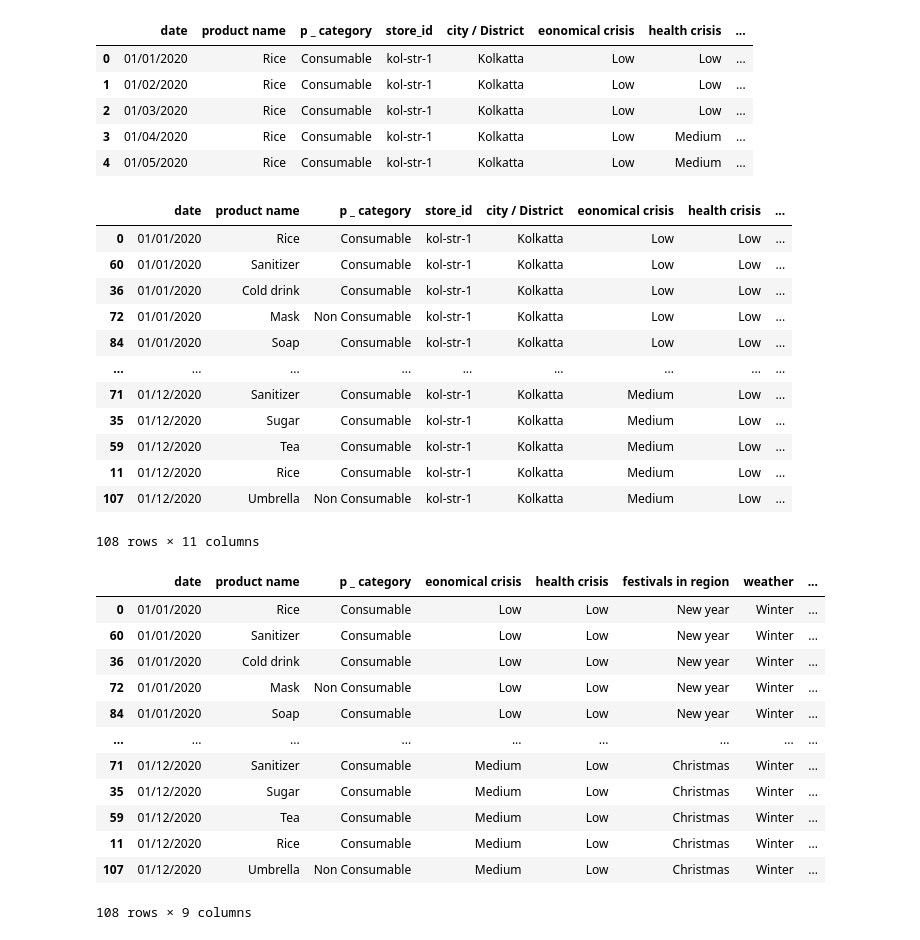
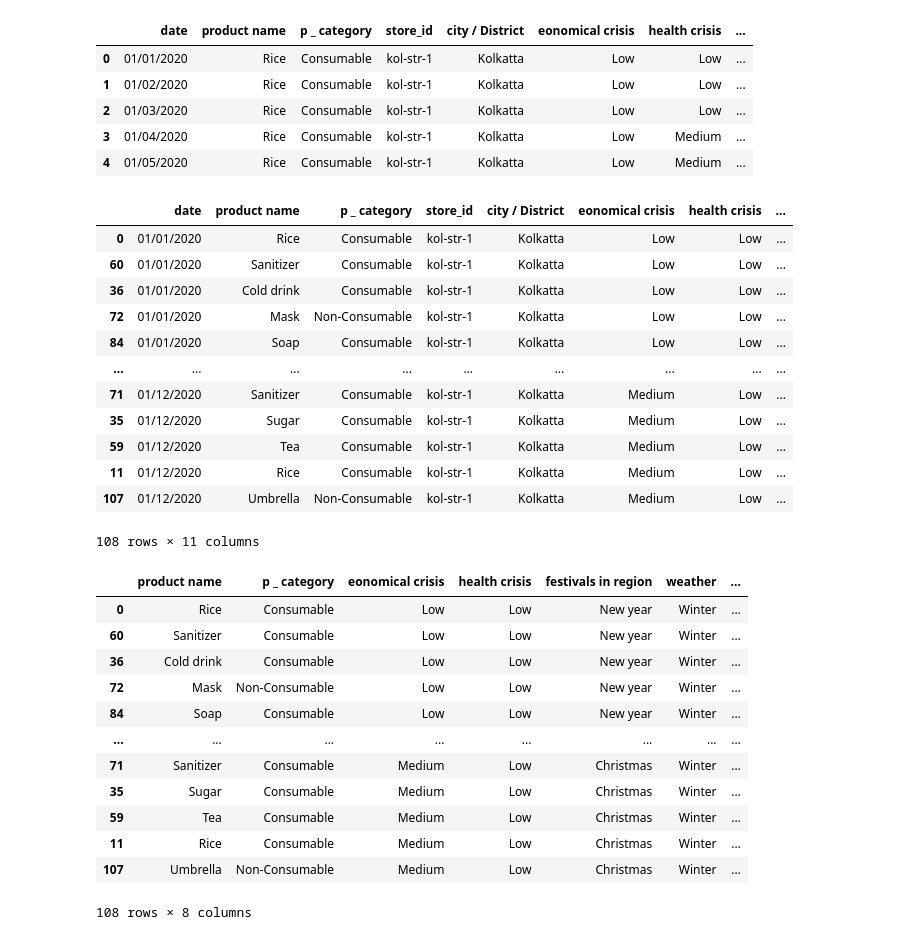
Before and after one commit to bhalgat20/Team-Homies-Innovation-Challenge6, a Jupyter notebook: src/preprocessing/preprocessing_data.ipynb, the cells around one changed output. Saved outputs shown, nothing was run; the diff lists cells and outputs as text; code cells hidden in the pictures.

```diff
--- a/src/preprocessing/preprocessing_data.ipynb
+++ b/src/preprocessing/preprocessing_data.ipynb
@@ -11,5 +16,5 @@ store_data                 stores_inventory-Sheet.csv
 # %%
-kolkata_store1_data = pd.read_csv("store_data/kol-str-1.csv")
+kolkata_store1_data = pd.read_csv(os.path.join("data", "store_data", "kol-str-1.csv"))
 kolkata_store1_data.head()
 # %% [output]
 |  | date | product name | p _ category | store_id | city / District | eonomical crisis | health crisis | ... |
@@ -26,30 +31,30 @@ kolkata_store1_data
 | 0 | 01/01/2020 | Rice | Consumable | kol-str-1 | Kolkatta | Low | Low | ... |
 | 60 | 01/01/2020 | Sanitizer | Consumable | kol-str-1 | Kolkatta | Low | Low | ... |
 | 36 | 01/01/2020 | Cold drink | Consumable | kol-str-1 | Kolkatta | Low | Low | ... |
-| 72 | 01/01/2020 | Mask | Non Consumable | kol-str-1 | Kolkatta | Low | Low | ... |
+| 72 | 01/01/2020 | Mask | Non-Consumable | kol-str-1 | Kolkatta | Low | Low | ... |
 | 84 | 01/01/2020 | Soap | Consumable | kol-str-1 | Kolkatta | Low | Low | ... |
 | ... | ... | ... | ... | ... | ... | ... | ... | ... |
 | 71 | 01/12/2020 | Sanitizer | Consumable | kol-str-1 | Kolkatta | Medium | Low | ... |
 | 35 | 01/12/2020 | Sugar | Consumable | kol-str-1 | Kolkatta | Medium | Low | ... |
 | 59 | 01/12/2020 | Tea | Consumable | kol-str-1 | Kolkatta | Medium | Low | ... |
 | 11 | 01/12/2020 | Rice | Consumable | kol-str-1 | Kolkatta | Medium | Low | ... |
-| 107 | 01/12/2020 | Umbrella | Non Consumable | kol-str-1 | Kolkatta | Medium | Low | ... |
+| 107 | 01/12/2020 | Umbrella | Non-Consumable | kol-str-1 | Kolkatta | Medium | Low | ... |
 108 rows × 11 columns
 # %%
-data = kolkata_store1_data.drop(columns=["store_id", "city / District "])
+data = kolkata_store1_data.drop(columns=["date", "store_id", "city / District "])
 data
 # %% [output]
-|  | date | product name | p _ category | eonomical crisis | health crisis | festivals in region | weather | ... |
-| 0 | 01/01/2020 | Rice | Consumable | Low | Low | New year | Winter | ... |
-| 60 | 01/01/2020 | Sanitizer | Consumable | Low | Low | New year | Winter | ... |
-| 36 | 01/01/2020 | Cold drink | Consumable | Low | Low | New year | Winter | ... |
-| 72 | 01/01/2020 | Mask | Non Consumable | Low | Low | New year | Winter | ... |
-| 84 | 01/01/2020 | Soap | Consumable | Low | Low | New year | Winter | ... |
-| ... | ... | ... | ... | ... | ... | ... | ... | ... |
-| 71 | 01/12/2020 | Sanitizer | Consumable | Medium | Low | Christmas | Winter | ... |
-| 35 | 01/12/2020 | Sugar | Consumable | Medium | Low | Christmas | Winter | ... |
-| 59 | 01/12/2020 | Tea | Consumable | Medium | Low | Christmas | Winter | ... |
-| 11 | 01/12/2020 | Rice | Consumable | Medium | Low | Christmas | Winter | ... |
-| 107 | 01/12/2020 | Umbrella | Non Consumable | Medium | Low | Christmas | Winter | ... |
+|  | product name | p _ category | eonomical crisis | health crisis | festivals in region | weather | ... |
+| 0 | Rice | Consumable | Low | Low | New year | Winter | ... |
+| 60 | Sanitizer | Consumable | Low | Low | New year | Winter | ... |
+| 36 | Cold drink | Consumable | Low | Low | New year | Winter | ... |
+| 72 | Mask | Non-Consumable | Low | Low | New year | Winter | ... |
+| 84 | Soap | Consumable | Low | Low | New year | Winter | ... |
+| ... | ... | ... | ... | ... | ... | ... | ... |
+| 71 | Sanitizer | Consumable | Medium | Low | Christmas | Winter | ... |
+| 35 | Sugar | Consumable | Medium | Low | Christmas | Winter | ... |
+| 59 | Tea | Consumable | Medium | Low | Christmas | Winter | ... |
+| 11 | Rice | Consumable | Medium | Low | Christmas | Winter | ... |
+| 107 | Umbrella | Non-Consumable | Medium | Low | Christmas | Winter | ... |
-108 rows × 9 columns
+108 rows × 8 columns
 # %%
```
Also changed, not shown: parts of 26 cells of this notebook, 8 other files.
